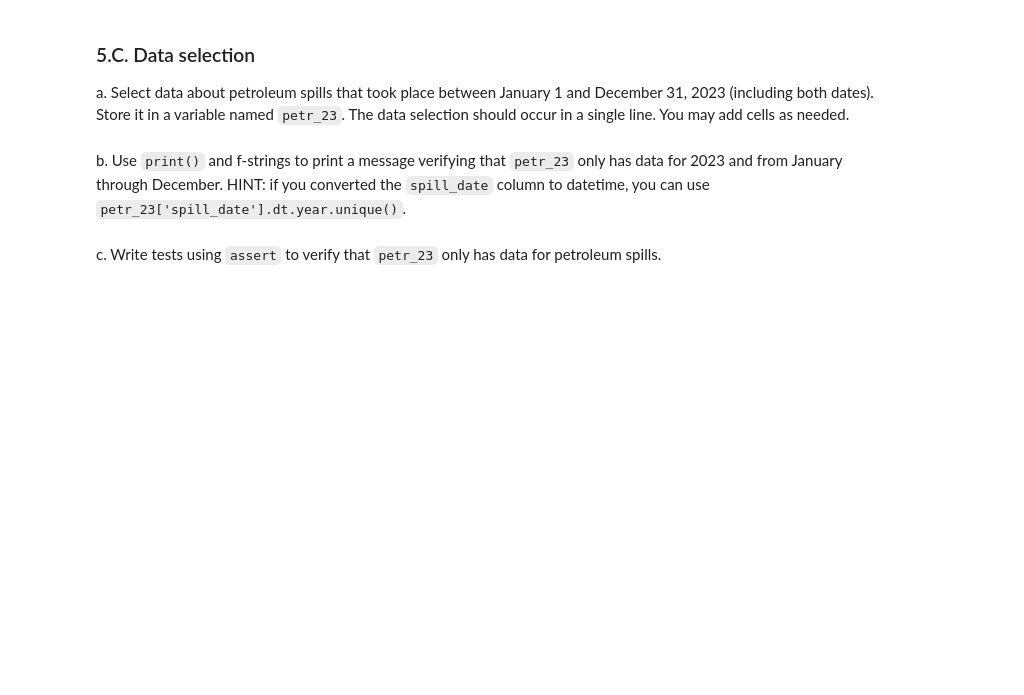
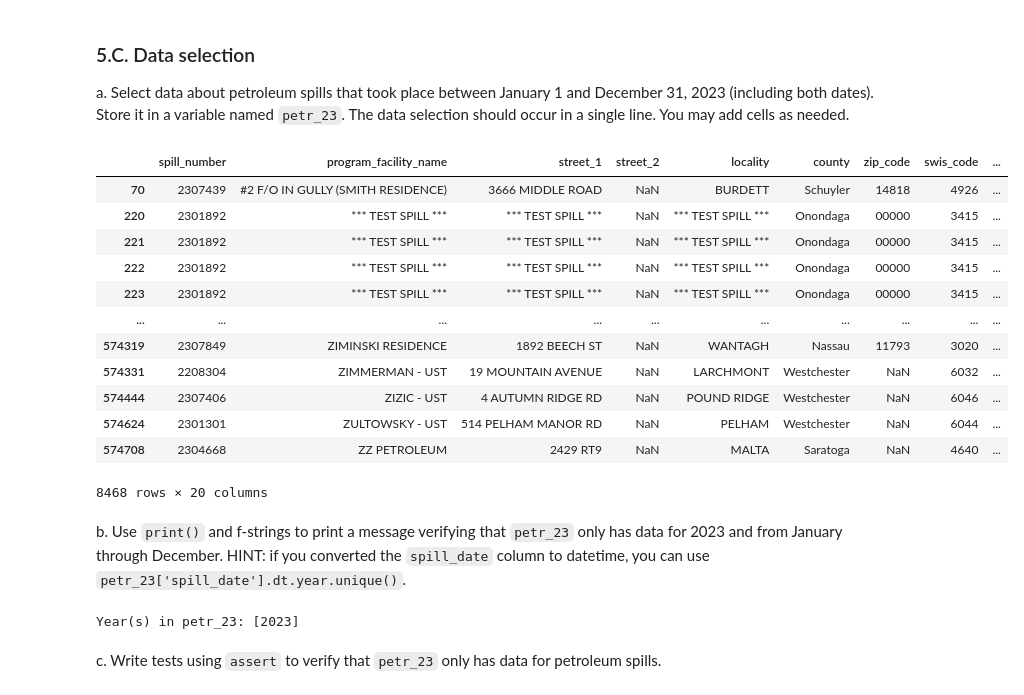
Before and after one commit to edengonzalezz/eds220-hwk3, a Jupyter notebook: hwk3-task2-spills.ipynb, the cells around one changed output. Saved outputs shown, nothing was run; the diff lists cells and outputs as text; code cells hidden in the pictures; blank space fills up the shorter version.

```diff
--- a/hwk3-task2-spills.ipynb
+++ b/hwk3-task2-spills.ipynb
@@ -156,3 +205,9 @@ _Type your answer here, replacing this text._
 
 ### 5.B. Cleaning
 a. Simplify column names as needed.
+# %%
+# Transform all column names into proper snake case
+spills.columns = spills.columns.str.lower().str.replace(' ', '_')
+
+# Inspect column names
+spills.columns
@@ -162,6 +224,19 @@ a. Simplify column names as needed.
 <!-- BEGIN QUESTION -->
 
 b. Update column data types as needed.
+# %%
+# Update with dates (spill_date, close_date, received_date) into dates
+
+# Create list of columns that need to be transformed into dates
+date_columns = ['spill_date', 'close_date', 'received_date']
+# Create a look to transform columns
+for column in date_columns:
+    spills[column] = pd.to_datetime(spills[column])
+    assert pd.api.types.is_datetime64_any_dtype(spills[column])
+
+# Remove commas and transform column into numeric values (decimals)
+spills['quantity'] = spills['quantity'].str.replace(',', '').astype('float64')
+spills['recovered'] = spills['recovered'].str.replace(',', '').astype('float64')
 # %% [markdown]
 <!-- END QUESTION -->
 
@@ -170,6 +245,23 @@ b. Update column data types as needed.
 ### 5.C. Data selection
 
 a. Select data about petroleum spills that took place between January 1 and December 31, 2023 (including both dates). Store it in a variable named `petr_23`. The data selection should occur in a single line. You may add cells as needed.
+# %%
+petr_23 = spills[(spills['spill_date'].between('2023-01-01', '2023-12-31')) & (spills['material_family'] == 'Petroleum')]
+petr_23
+# %% [output]
+|  | spill_number | program_facility_name | street_1 | street_2 | locality | county | zip_code | swis_code | ... |
+| 70 | 2307439 | #2 F/O IN GULLY (SMITH RESIDENCE) | 3666 MIDDLE ROAD | NaN | BURDETT | Schuyler | 14818 | 4926 | ... |
+| 220 | 2301892 | *** TEST SPILL *** | *** TEST SPILL *** | NaN | *** TEST SPILL *** | Onondaga | 00000 | 3415 | ... |
+| 221 | 2301892 | *** TEST SPILL *** | *** TEST SPILL *** | NaN | *** TEST SPILL *** | Onondaga | 00000 | 3415 | ... |
+| 222 | 2301892 | *** TEST SPILL *** | *** TEST SPILL *** | NaN | *** TEST SPILL *** | Onondaga | 00000 | 3415 | ... |
+| 223 | 2301892 | *** TEST SPILL *** | *** TEST SPILL *** | NaN | *** TEST SPILL *** | Onondaga | 00000 | 3415 | ... |
+| ... | ... | ... | ... | ... | ... | ... | ... | ... | ... |
+| 574319 | 2307849 | ZIMINSKI RESIDENCE | 1892 BEECH ST | NaN | WANTAGH | Nassau | 11793 | 3020 | ... |
+| 574331 | 2208304 | ZIMMERMAN - UST | 19 MOUNTAIN AVENUE | NaN | LARCHMONT | Westchester | NaN | 6032 | ... |
+| 574444 | 2307406 | ZIZIC - UST | 4 AUTUMN RIDGE RD | NaN | POUND RIDGE | Westchester | NaN | 6046 | ... |
+| 574624 | 2301301 | ZULTOWSKY - UST | 514 PELHAM MANOR RD | NaN | PELHAM | Westchester | NaN | 6044 | ... |
+| 574708 | 2304668 | ZZ PETROLEUM | 2429 RT9 | NaN | MALTA | Saratoga | NaN | 4640 | ... |
+8468 rows × 20 columns
 # %% [markdown]
 <!-- END QUESTION -->
 
@@ -177,6 +269,10 @@ a. Select data about petroleum spills that took place between January 1 and Dece
 
 b. Use `print()` and f-strings to print a message verifying that `petr_23` only has data for 2023 and from January through December.
 HINT: if you converted the `spill_date` column to datetime, you can use `petr_23['spill_date'].dt.year.unique()`.
+# %%
+print(f"Year(s) in petr_23: {petr_23['spill_date'].dt.year.unique()}")
+# %% [output]
+Year(s) in petr_23: [2023]
 # %% [markdown]
 <!-- END QUESTION -->
 
```
Also changed, not shown: parts of 26 cells of this notebook.
